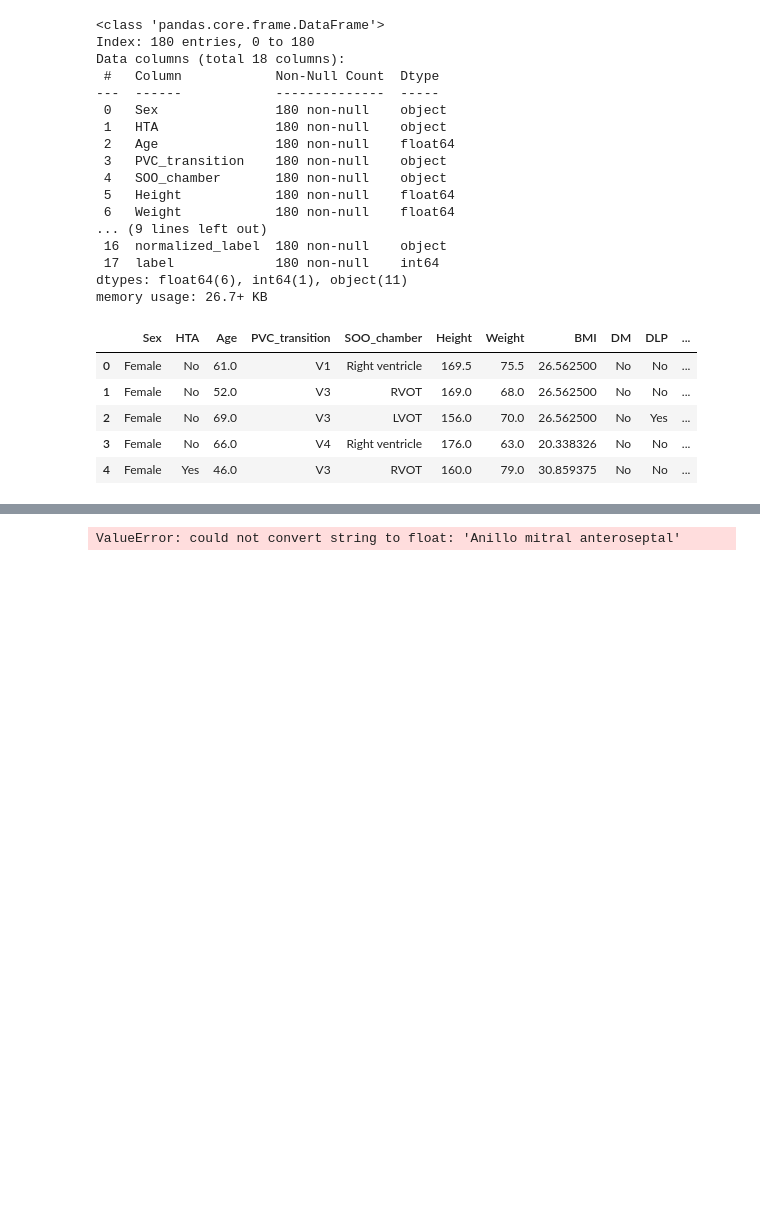
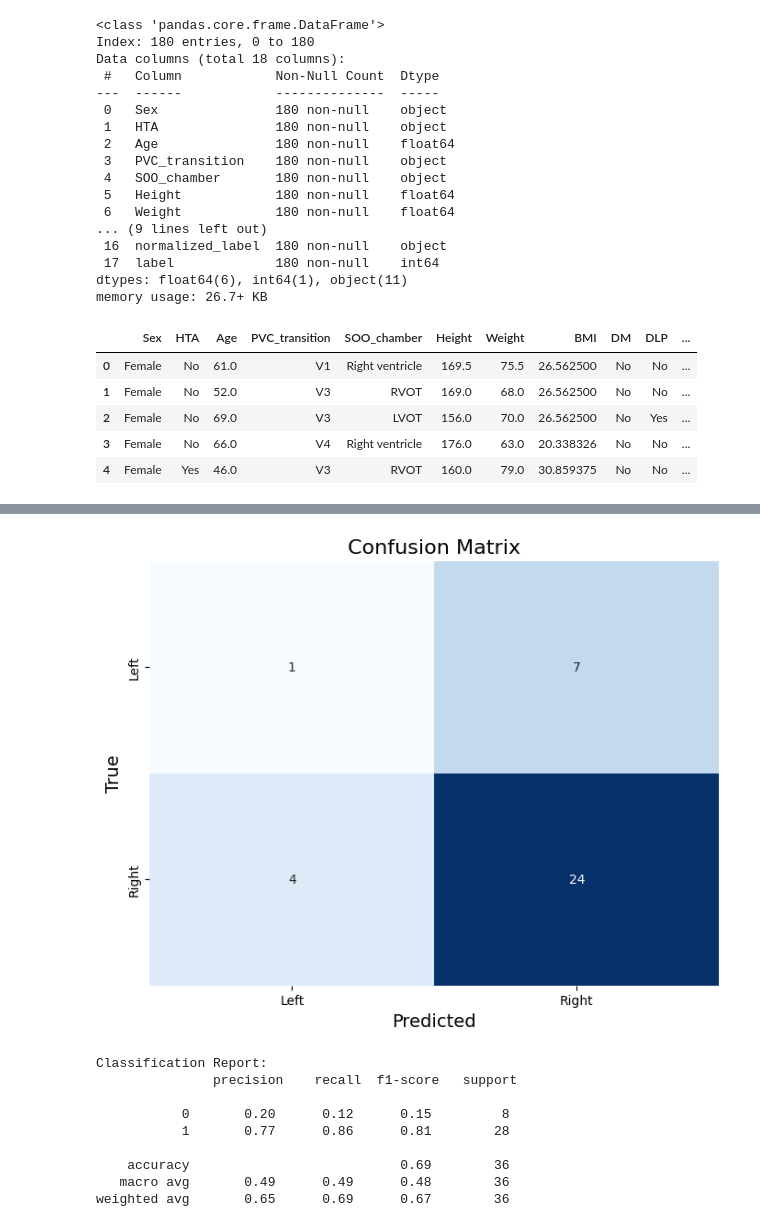
Before and after one commit to taniapazospuig/compbiomed-seminars, a Jupyter notebook: 01_small_dataset_preprocessing.ipynb, the cells around one changed output, grey strips where cells are left out. Saved outputs shown, nothing was run; the diff lists cells and outputs as text; code cells hidden in the pictures; blank space fills up the shorter version.

```diff
--- a/01_small_dataset_preprocessing.ipynb
+++ b/01_small_dataset_preprocessing.ipynb
@@ -718,8 +739,0 @@ from sklearn.metrics import classification_report, confusion_matrix
-# %%
-# Initialize Random Forest Classifier
-rf_model = RandomForestClassifier(n_estimators=100, random_state=42)
-
-# Train the model
-rf_model.fit(X_merged, y_merged)
-# %% [output]
-ValueError: could not convert string to float: 'Anillo mitral anteroseptal'
@@ -749,0 +740,47 @@ print("Best parameters:", grid_search.best_params_)
+# %%
+# Do the same for the test set
+df_test_merged = pd.merge(df_test_features, df_clean, on='patient_id', how='left')
+
+# Encode categorical columns using one-hot encoding for the test set
+df_test_merged = pd.get_dummies(df_test_merged, columns=categorical_cols, drop_first=True)
+
+# Now df_test_merged contains both features and demographic data, ready for model training
+# Separate features for the test set
+X_test_merged = df_test_merged.drop(columns=['patient_id', 'label', 'SOO', 'normalized_label'])
+
+# Get the true labels for the test set directly from df_clean, based on patient_id
+y_test = df_clean.loc[df_clean['patient_id'].isin(df_test_merged['patient_id']), 'label']
+# %%
+# Initialize Random Forest Classifier
+rf_model = RandomForestClassifier(n_estimators=100, random_state=42)
+
+# Train the model
+rf_model.fit(X_train_merged, y_train_merged)
+
+# Make predictions
+y_pred = rf_model.predict(X_test_merged)
+
+# Calculate confusion matrix
+conf_matrix = confusion_matrix(y_test, y_pred)
+
+# Plot confusion matrix
+plt.figure(figsize=(8,6))
+sns.heatmap(conf_matrix, annot=True, fmt='g', cmap='Blues', cbar=False, xticklabels=['Left', 'Right'], yticklabels=['Left', 'Right'])
+plt.title('Confusion Matrix', fontsize=16)
+plt.xlabel('Predicted', fontsize=14)
+plt.ylabel('True', fontsize=14)
+plt.show()
+
+# Evaluate performance
+print("Classification Report:\n", classification_report(y_test, y_pred))
+# %% [output]
+[figure, added]
+Classification Report:
+               precision    recall  f1-score   support
+
+           0       0.20      0.12      0.15         8
+           1       0.77      0.86      0.81        28
+
+    accuracy                           0.69        36
+   macro avg       0.49      0.49      0.48        36
+weighted avg       0.65      0.69      0.67        36
```
Also changed, not shown: parts of 8 cells of this notebook, 1 other file.
